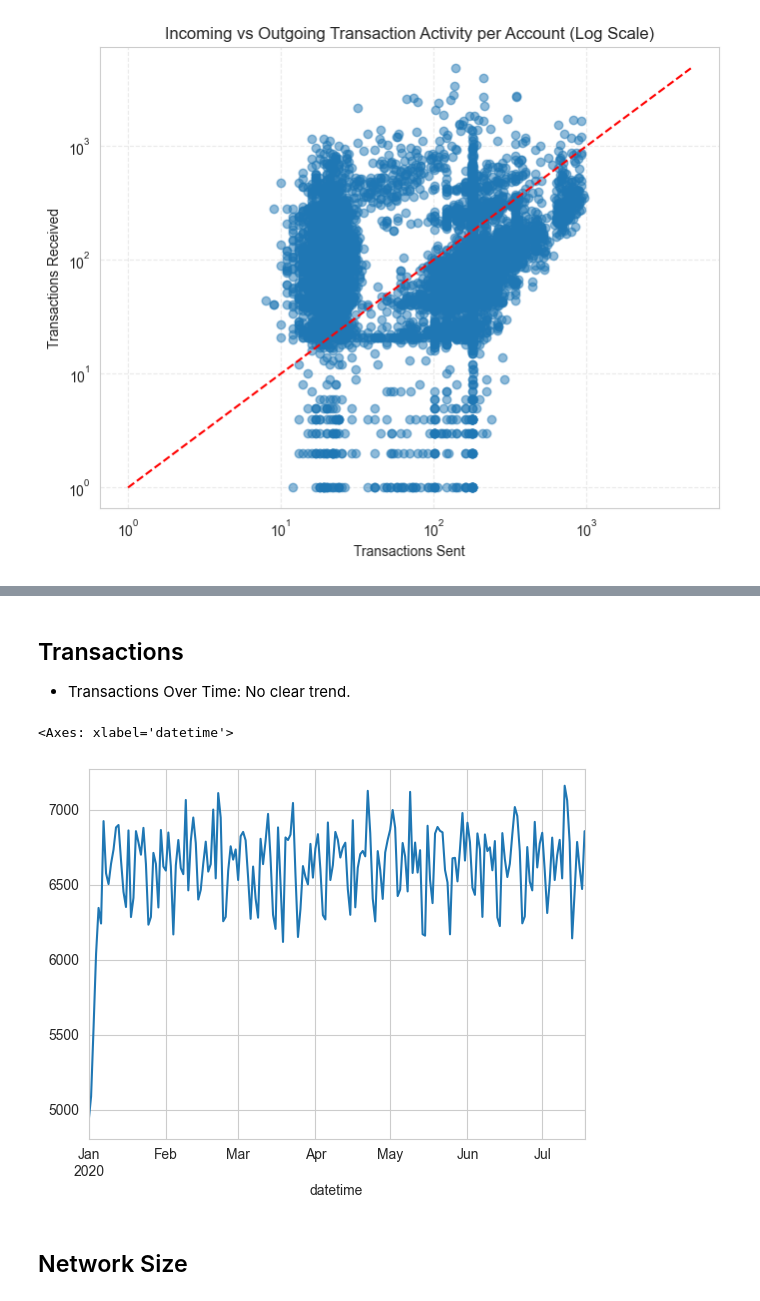
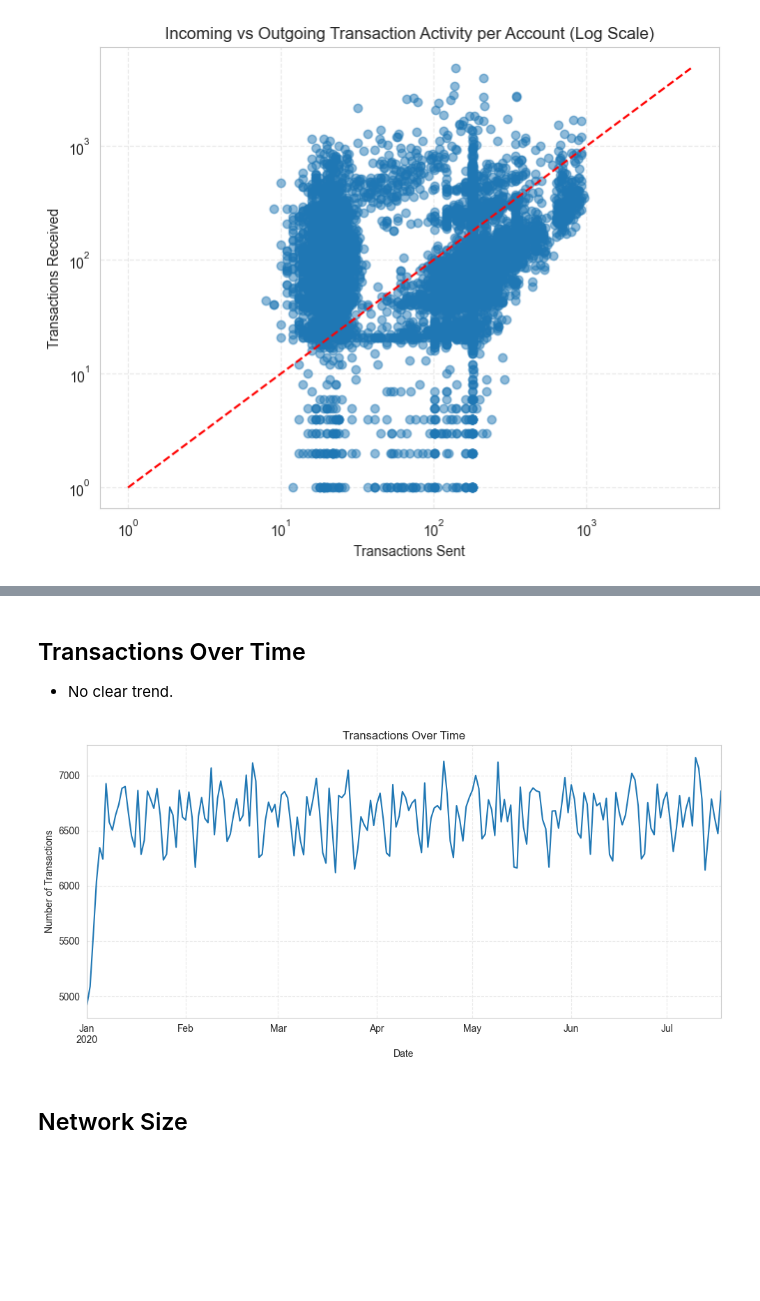
Before and after one commit to sevdenakkoc/my-risk-detection, a Jupyter notebook: notebooks/1_EDA-Data Exploration.ipynb, the cells around one changed output, grey strips where cells are left out. Saved outputs shown, nothing was run; the diff lists cells and outputs as text; code cells hidden in the pictures; blank space fills up the shorter version.

```diff
--- a/notebooks/1_EDA-Data Exploration.ipynb
+++ b/notebooks/1_EDA-Data Exploration.ipynb
@@ -630,14 +615,18 @@ Name: count, dtype: int64
 # %% [markdown]
-## Transactions
+## Transactions Over Time
 
-- Transactions Over Time: No clear trend.
+- No clear trend.
-# %%
-df_trx["datetime"] = pd.to_datetime(df_trx["date"])
-
-df_trx.set_index("datetime").resample("D").size().plot()
-# %% [output]
-<Axes: xlabel='datetime'>
-[figure, removed]
+# %%
+plt.figure(figsize=(10,5))
+df_trx.set_index("datetime").resample("D").size().plot()
+plt.title("Transactions Over Time")
+plt.xlabel("Date")
+plt.ylabel("Number of Transactions")
+plt.grid(True, linestyle="--", alpha=0.4)
+plt.tight_layout()
+plt.show()
+# %% [output]
+[figure, added]
 # %% [markdown]
 ## Network Size
 # %%
```
Also changed, not shown: parts of 16 cells of this notebook.
